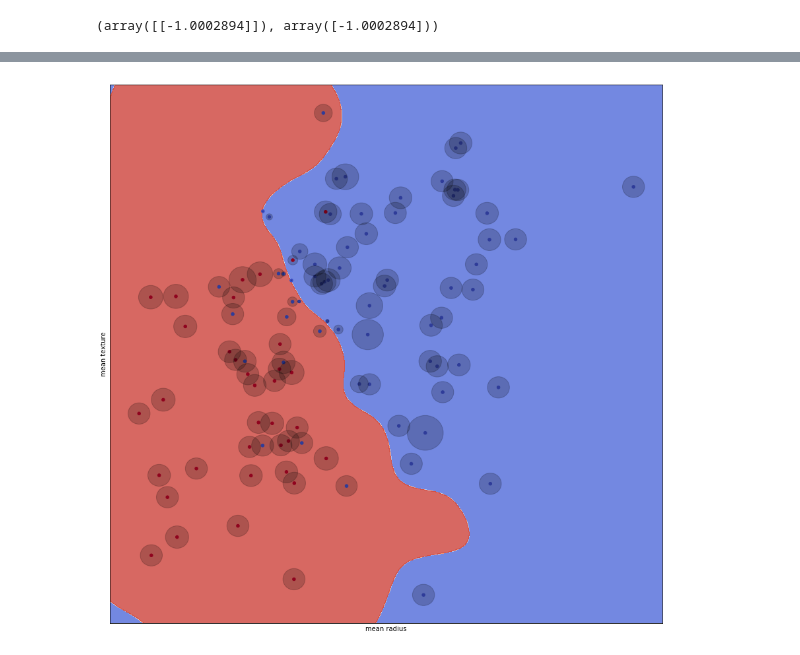
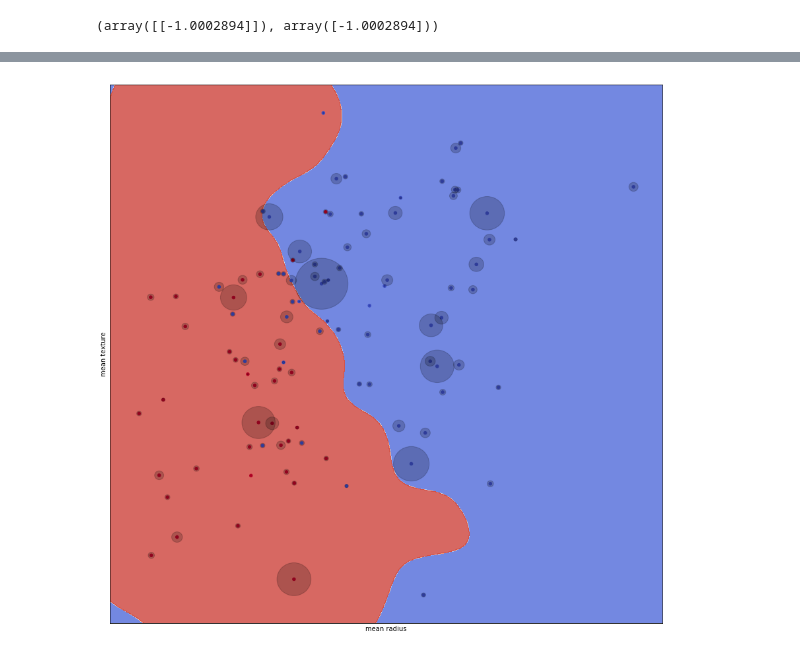
Before and after one commit to spring-epfl/trickster, a Jupyter notebook: notebooks/decision_boundaries.ipynb, the cells around one changed output, grey strips where cells are left out. Cells and saved outputs as stored; diff of their text form; code cells hidden in the pictures.

Commit message:
Update experiments with decision boundaries

```diff
--- a/notebooks/decision_boundaries.ipynb
+++ b/notebooks/decision_boundaries.ipynb
@@ -69,6 +69,23 @@ def predict_from_svm(clf, x):
 predict_from_svm(clf, [X[0]]), clf.decision_function([X[0]])
 # %% [output]
 (array([[-1.0002894]]), array([-1.0002894]))
+# %%
+def _grid_search_radius(find_bound_fn, clf, point, max_radius, grid_size, grid_breakpoint):
+    """
+    Search on a non-linear grid.
+    """
+    rs = np.linspace(0, grid_breakpoint, grid_size // 2)
+    rs = np.concatenate(
+        [rs, np.linspace(grid_breakpoint, max_radius, grid_size // 2)])
+    best_bound = None
+    for r in tqdm.tqdm_notebook(list(reversed(rs))):
+        if r > 0:
+            bound = find_bound_fn(clf, point, r)
+            if bound >= r:
+                bound = r
+            elif (best_bound is None) or (bound >= best_bound):
+                best_bound = bound
+    return best_bound
 # %%
 def _svm_rbf_l1_lower_bound(clf, point, radius):
     gamma = 1. / point.shape[0]
@@ -96,7 +169,5 @@ def svm_rbf_l1_lower_bound(clf, point,
 # %%
-bounds_20 = []
-for x in tqdm.tqdm_notebook(X):
-    bounds_20.append(svm_rbf_l1_lower_bound(clf, x, 20))
-bounds_20 = np.array(bounds_20)
+for x in tqdm.tqdm_notebook(X[OFFSET:OFFSET + NUM_POINTS]):
+    bounds_20.append(svm_rbf_l2_lower_bound(clf, x, 2, grid_size=20, grid_breakpoint=0.1))
 # %% [output]
 [interactive output not drawn]
@@ -103,6 +186,4 @@ bounds_20 = np.array(bounds_20)
 # %%
-OFFSET = 0
-NUM_POINTS = 100
 start_range = OFFSET
 end_range = OFFSET + NUM_POINTS
 
@@ -113,33 +194,33 @@ fig, ax = plt.subplots()
 fig.set_figwidth(15)
 fig.set_figheight(15)
 
 plot_contours(ax, clf, xx, yy,
               cmap=plt.cm.coolwarm, alpha=0.8)
 
 ax.scatter(X0[OFFSET:end_range],
            X1[OFFSET:end_range],
            c=y[OFFSET:end_range],
            cmap=plt.cm.coolwarm, s=20)
 
-for i in range(OFFSET, end_range):
+for i, x_index in enumerate(range(OFFSET, end_range)):
     ax.add_artist(
-        plt.Circle((X0[i], X1[i]), 100 * bounds_20[i],
+        plt.Circle((X0[x_index], X1[x_index]), 2 * bounds_20[i],
                    color='black', alpha=.2))
 
 ax.set_xlim(X0[OFFSET:end_range].min() - 1,
             X0[OFFSET:end_range].max() + 1)
 ax.set_ylim(X1[OFFSET:end_range].min() - 1,
             X1[OFFSET:end_range].max() + 1)
 ax.set_xlabel(dataset.feature_names[0])
 ax.set_ylabel(dataset.feature_names[1])
 
 if NUM_POINTS < 20:
     for i in range(OFFSET, end_range):
         ax.annotate(str(i), (X0[i], X1[i]))
 
 ax.set_xticks(())
 ax.set_yticks(())
 
 plt.show()
 # %% [output]
-[figure, old version]
+[figure, new version]
```
Also changed, not shown: parts of 5 cells of this notebook.
